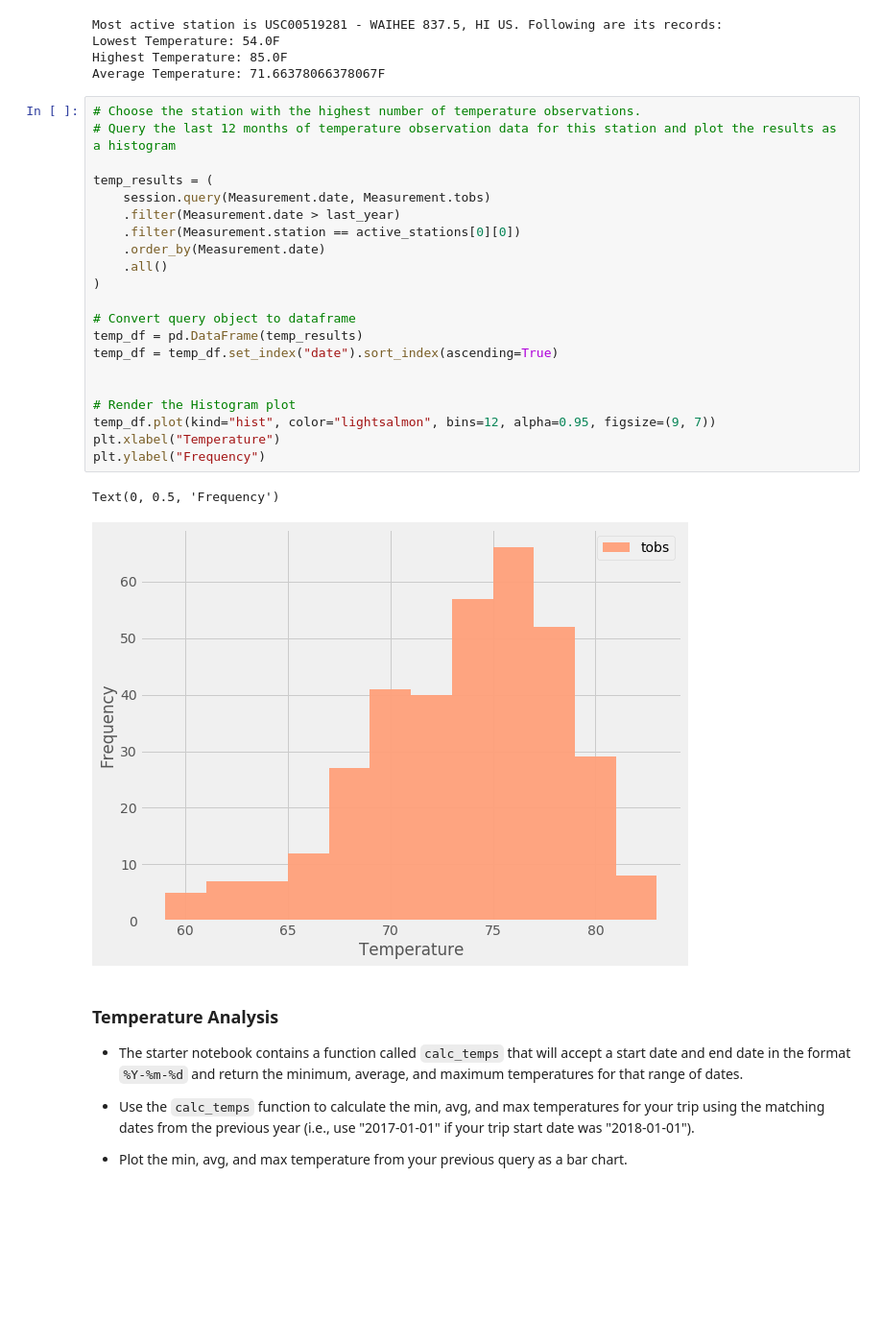
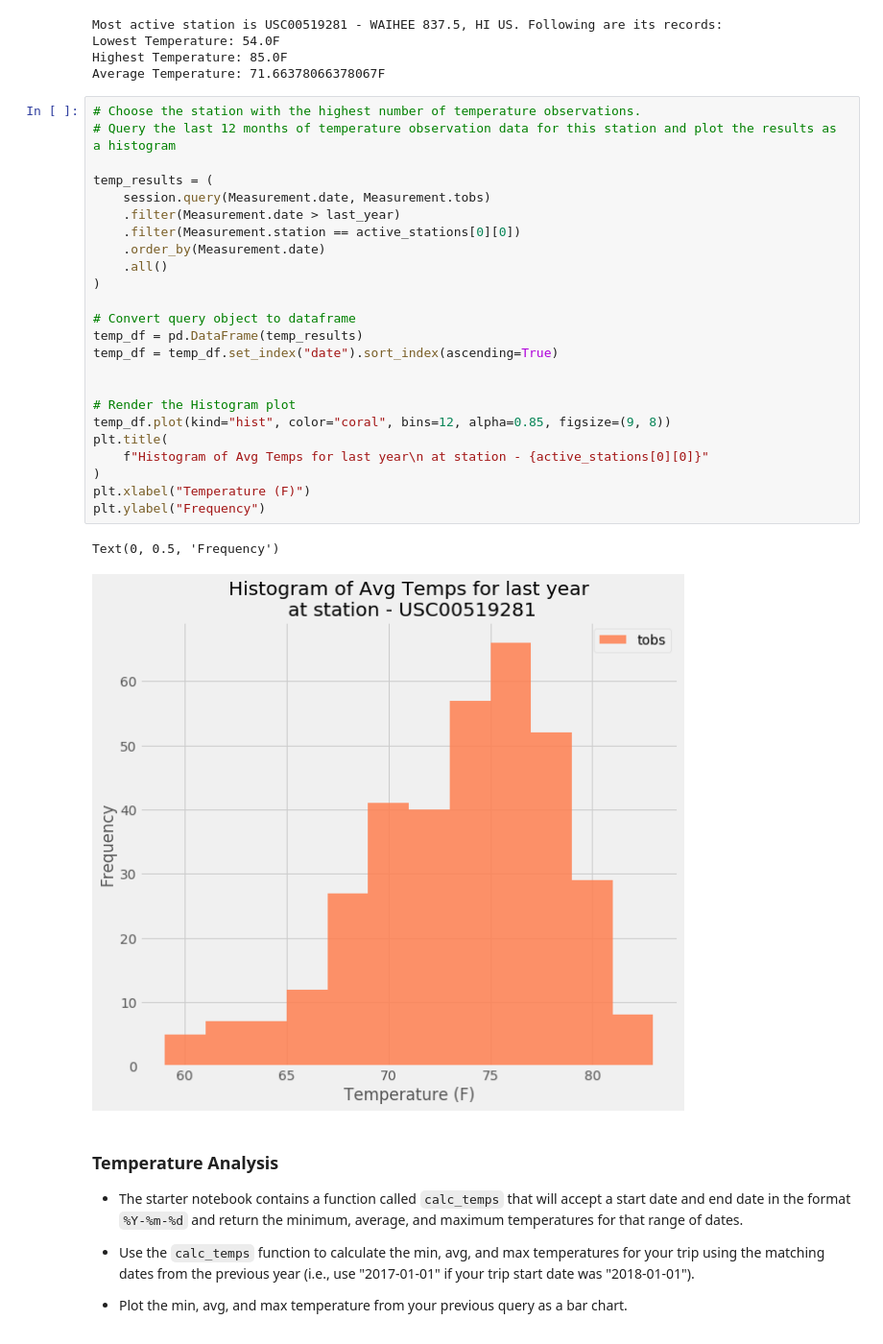
Before and after one commit to sheetalbongale/SQL-Alchemy-Challenge, a Jupyter notebook: hawaii_climate_analysis.ipynb, the cells around one changed output. Shown at 96% size. Drawn from its saved outputs; the diff is of its cells as text; blank space fills up the shorter version.

```diff
--- a/hawaii_climate_analysis.ipynb
+++ b/hawaii_climate_analysis.ipynb
@@ -164,27 +167,30 @@ Average Temperature: 71.66378066378067F
 # %%
 # Choose the station with the highest number of temperature observations.
 # Query the last 12 months of temperature observation data for this station and plot the results as a histogram
 
 temp_results = (
     session.query(Measurement.date, Measurement.tobs)
     .filter(Measurement.date > last_year)
     .filter(Measurement.station == active_stations[0][0])
     .order_by(Measurement.date)
     .all()
 )
 
 # Convert query object to dataframe
 temp_df = pd.DataFrame(temp_results)
 temp_df = temp_df.set_index("date").sort_index(ascending=True)
 
 
 # Render the Histogram plot
-temp_df.plot(kind="hist", color="lightsalmon", bins=12, alpha=0.95, figsize=(9, 7))
-plt.xlabel("Temperature")
+temp_df.plot(kind="hist", color="coral", bins=12, alpha=0.85, figsize=(9, 8))
+plt.title(
+    f"Histogram of Avg Temps for last year\n at station - {active_stations[0][0]}"
+)
+plt.xlabel("Temperature (F)")
 plt.ylabel("Frequency")
 # %% [output]
 Text(0, 0.5, 'Frequency')
-[figure, old version]
+[figure, new version]
 # %% [markdown]
 ### Temperature Analysis
 
```
Also changed, not shown: parts of 8 cells of this notebook, 3 other files.
